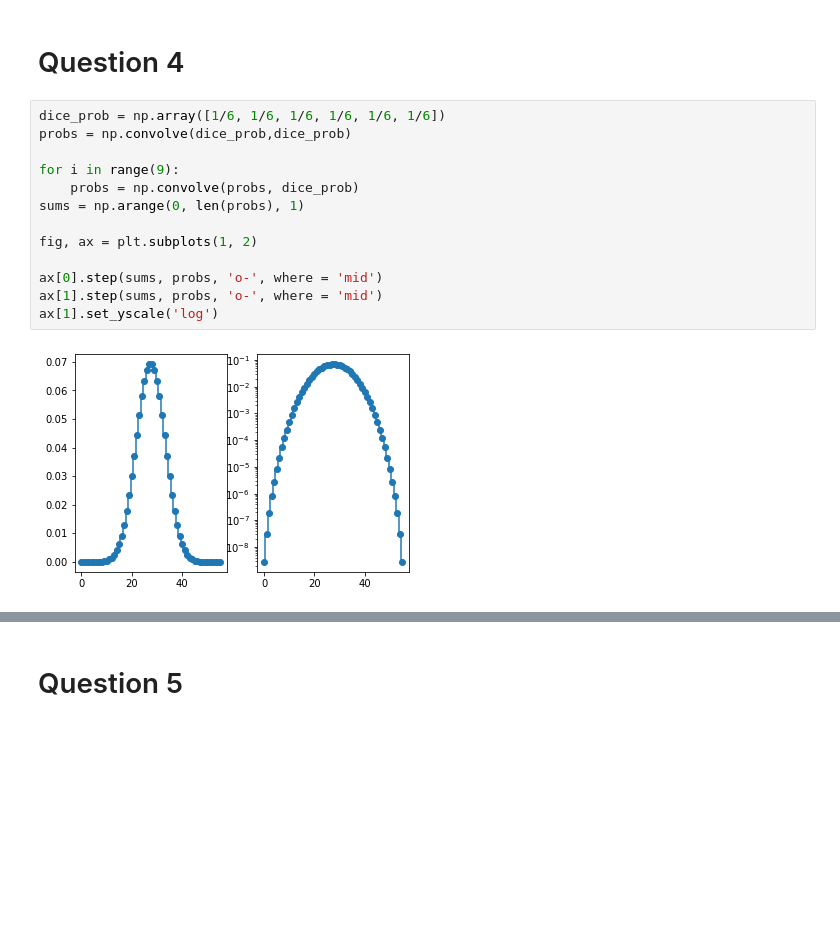
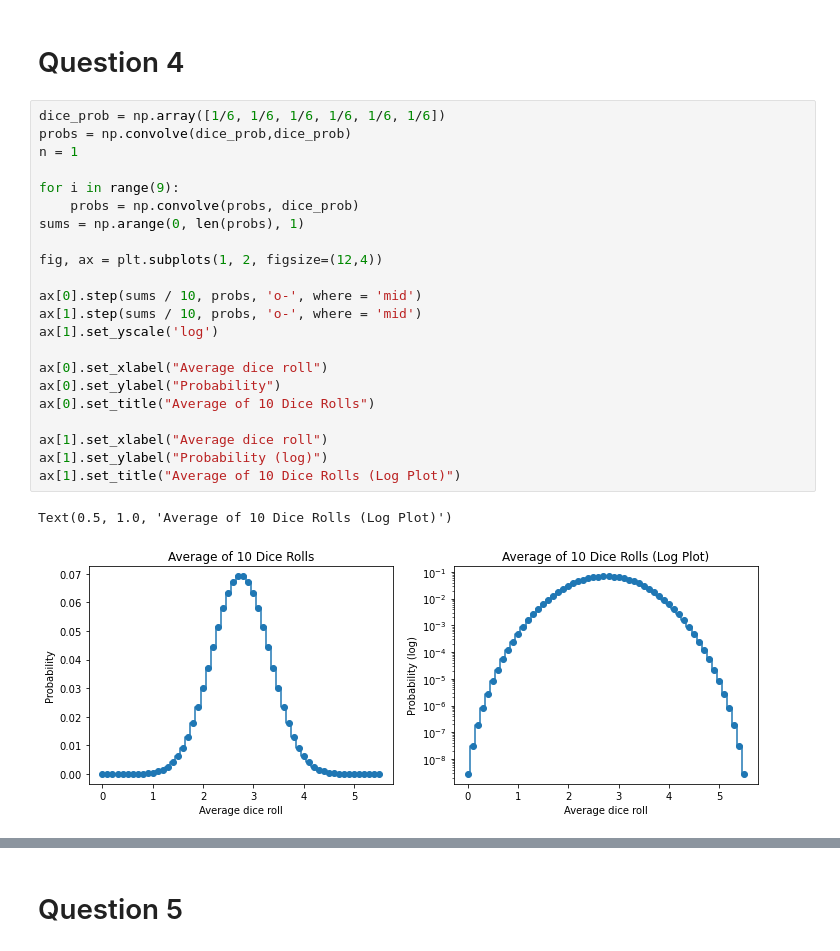
Before and after one commit to jarods00/PHYS434, a Jupyter notebook: HW/PHYS 434 HW 2.ipynb, the cells around one changed output, grey strips where cells are left out. Saved outputs shown, nothing was run; the diff lists cells and outputs as text; blank space fills up the shorter version.

```diff
--- a/HW/PHYS 434 HW 2.ipynb
+++ b/HW/PHYS 434 HW 2.ipynb
@@ -49,17 +54,27 @@ The mean is 7.0. The standard deviation is 2.4152294576982403.
 # %% [markdown]
 # Question 4
-# %%
-dice_prob = np.array([1/6, 1/6, 1/6, 1/6, 1/6, 1/6])
-probs = np.convolve(dice_prob,dice_prob)
-
-for i in range(9):
-    probs = np.convolve(probs, dice_prob)
-sums = np.arange(0, len(probs), 1)
-
-fig, ax = plt.subplots(1, 2)
-
-ax[0].step(sums, probs, 'o-', where = 'mid')
-ax[1].step(sums, probs, 'o-', where = 'mid')
-ax[1].set_yscale('log')
-# %% [output]
-[figure, removed]
+# %%
+dice_prob = np.array([1/6, 1/6, 1/6, 1/6, 1/6, 1/6])
+probs = np.convolve(dice_prob,dice_prob)
+n = 1
+
+for i in range(9):
+    probs = np.convolve(probs, dice_prob)
+sums = np.arange(0, len(probs), 1)
+
+fig, ax = plt.subplots(1, 2, figsize=(12,4))
+
+ax[0].step(sums / 10, probs, 'o-', where = 'mid')
+ax[1].step(sums / 10, probs, 'o-', where = 'mid')
+ax[1].set_yscale('log')
+
+ax[0].set_xlabel("Average dice roll")
+ax[0].set_ylabel("Probability")
+ax[0].set_title("Average of 10 Dice Rolls")
+
+ax[1].set_xlabel("Average dice roll")
+ax[1].set_ylabel("Probability (log)")
+ax[1].set_title("Average of 10 Dice Rolls (Log Plot)")
+# %% [output]
+Text(0.5, 1.0, 'Average of 10 Dice Rolls (Log Plot)')
+[figure, added]
```
Also changed, not shown: parts of 6 cells of this notebook.
